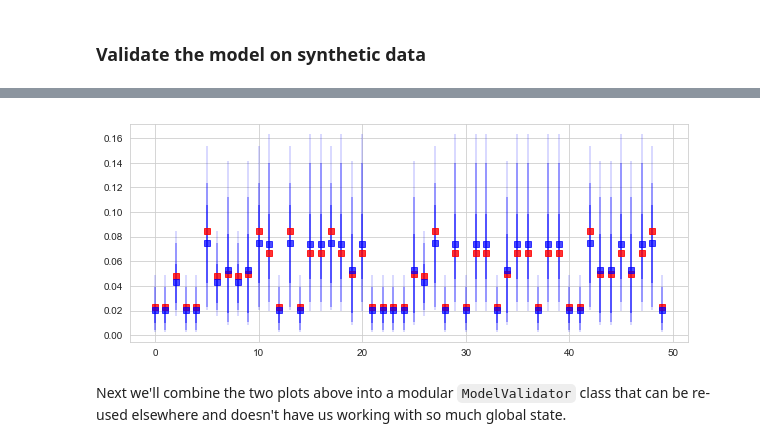
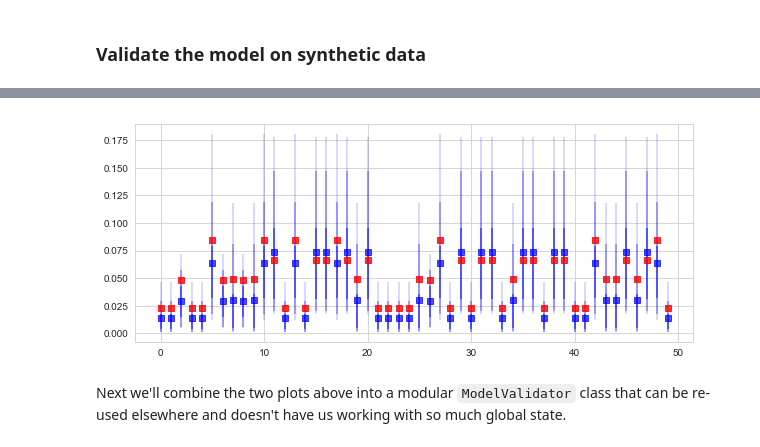
Before and after one commit to banditry/banditry, a Jupyter notebook: notebooks/pg-ts.ipynb, the cells around one changed output, grey strips where cells are left out. Drawn from its saved outputs; the diff is of its cells as text; code cells hidden in the pictures.

Commit message:
Update PG-TS and PG-TS-IGG model to use Cholesky decomposition for multivariate normal sampling.

```diff
--- a/notebooks/pg-ts.ipynb
+++ b/notebooks/pg-ts.ipynb
@@ -294,0 +348,6 @@ design_matrix.T * omegas
+# %%
+L = sp.linalg.cholesky(V_omega, lower=True)
+gamma = rng.normal(0, 1, size=(num_predictors, 10000))
+draws = L.dot(gamma) + m_omega[:, None]
+
+m_omega - draws.mean(axis=1)  # the means should be quite close
@@ -294,0 +405,8 @@ design_matrix.T * omegas
+# %%
+L = sp.linalg.cholesky(V_omega_inv, lower=True)
+y_omega = X.T.dot(kappas) + P0_inv_m0
+eta = sp.linalg.solve_triangular(L, y_omega, lower=True)
+#gamma = rng.normal(0, 1, size=(num_predictors, 10000))
+
+draws = sp.linalg.solve_triangular(L, eta[:, None] + gamma, lower=True, trans='T')
+m_omega - draws.mean(axis=1)  # the means should be quite close
@@ -398,6 +520,8 @@ class LogisticRegression(BaseModel):
         P0_inv = np.linalg.inv(self.P0)
         P0_inv_m0 = P0_inv.dot(self.m0)
         kappas = (y - 0.5).T
+        XTkappa = X.T.dot(kappas)
+        y_omega = XTkappa + P0_inv_m0
         num_predictors = X.shape[1]
 
         # Init memory for parameter traces
@@ -406,17 +530,19 @@ class LogisticRegression(BaseModel):
         # Init trace from prior
         beta_hat[0] = self.sample_from_prior()
 
+        # Set fitted parameters on instance
+        self.beta_hat_ = beta_hat[1:]  # discard initial sample from prior
+
         for i in range(1, self.num_samples + 1):
             omegas = draw_omegas(X, beta_hat[i - 1], self.pg_rng)
+            V_omega_inv = (X.T * omegas).dot(X) + P0_inv
 
-            # TODO: speed this up by computing inverse via Cholesky decomposition
-            V_omega = np.linalg.inv((X.T * omegas).dot(X) + P0_inv)
-            m_omega = V_omega.dot(X.T.dot(kappas) + P0_inv_m0)
+            L = sp.linalg.cholesky(V_omega_inv, lower=True)
+            eta = sp.linalg.solve_triangular(L, y_omega, lower=True)
+            gamma = self.rng.normal(0, 1, size=num_predictors)
+            beta_hat[i] = sp.linalg.solve_triangular(
+                L, eta + gamma, lower=True, trans='T')
 
-            beta_hat[i] = rng.multivariate_normal(m_omega, V_omega)
-
-        # Set fitted parameters on instance
-        self.beta_hat_ = beta_hat[1:]  # discard initial sample from prior
         return self
 
     def transform(self, X, num_burnin=None):
@@ -459,19 +585,19 @@ pd.DataFrame(beta_trace).plot();
 # %%
 # Posterior rates
-rates_trace = model.transform(design_matrix, num_burnin=50)
+rates_trace = model.transform(design_matrix, num_burnin=20)
 expected_rates = np.mean(rates_trace, axis=-1)
 credible_bands = [(5.0, 95.0), (10.0, 90.0), (25.0, 75.0)]
 fig, ax = plt.subplots(figsize=(10, 4))
 
 ax.plot(rates, 's', color='red', alpha=0.8)
 ax.plot(expected_rates, 's', color='blue', alpha=0.7)
 
 xpoints = np.arange(len(rates))
 for i, q in enumerate(credible_bands, start=1):
     lo, hi = np.percentile(rates_trace, q=q, axis=-1)
     plt.vlines(xpoints, lo, hi, color='blue', alpha=i * 0.2);
 # %% [output]
-[figure, old version]
+[figure, new version]
 # %% [markdown]
 Next we'll combine the two plots above into a modular `ModelValidator` class that can be re-used elsewhere and doesn't have us working with so much global state.
 # %%
```
Also changed, not shown: parts of 18 cells of this notebook, 1 other file.
